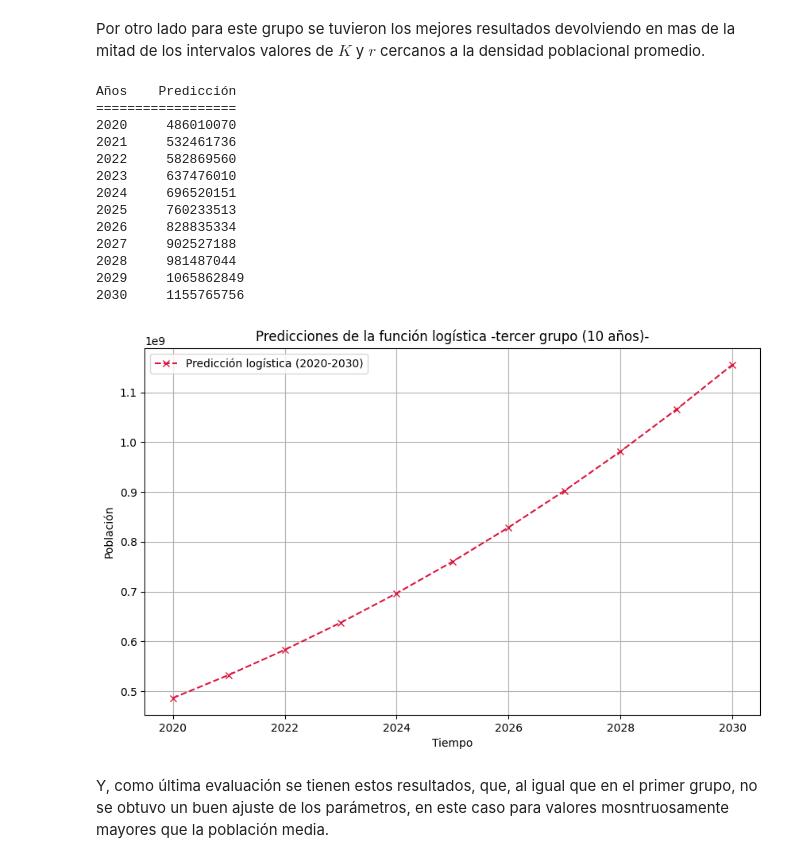
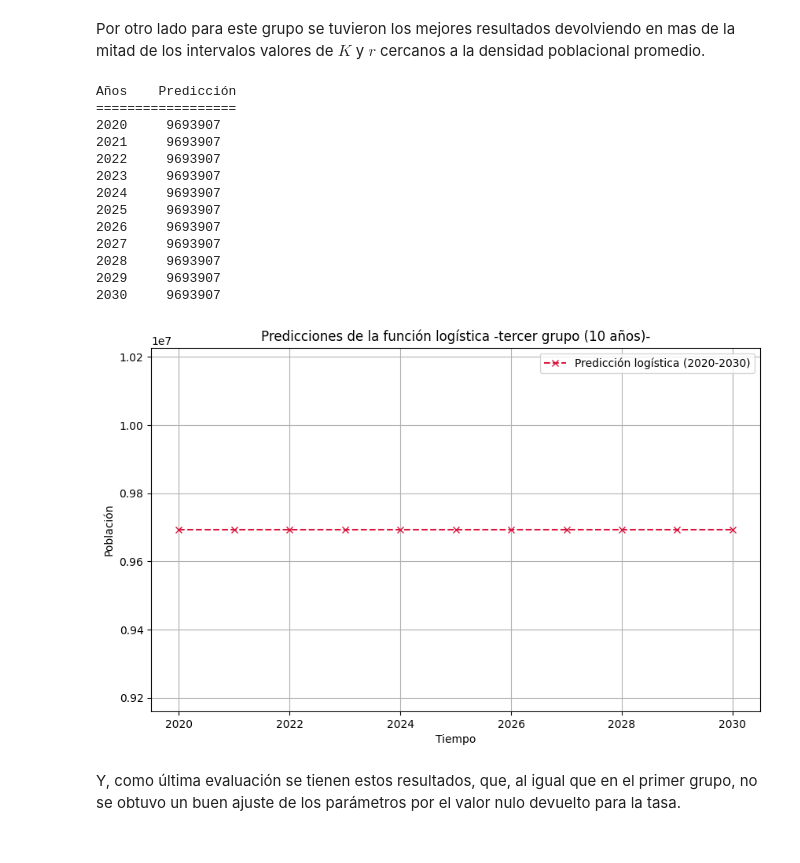
Before and after one commit to LFrench03/Modelo-de-Crecimiento-Poblacional, a Jupyter notebook: modelo.ipynb, the cells around one changed output. Saved outputs shown, nothing was run; the diff lists cells and outputs as text; code cells hidden in the pictures.

```diff
--- a/modelo.ipynb
+++ b/modelo.ipynb
@@ -216,7 +216,6 @@ def model(t, P, times):
             f = gen_log(par_P[0])
             # Ajustar el modelo a los datos observados
             popt, pcov = curve_fit(f, par_t, par_P, p0=initial_guess, sigma=None, absolute_sigma=False)
-            params_formateados = [format(param, ".2f") for param in popt]
             popt_formateado = list(map(lambda x: float(x), popt))
             estimate_k.append(popt_formateado[0])
             estimate_r.append(popt_formateado[1])
@@ -326,7 +344,7 @@ Luego se evalua con la función logística por intervalos para predecir los valo
 vals = list(df_5.iloc[-1])
 K, r = vals[0], vals[1]
 extended_t_data = np.arange(40,51)
-predicted_population2030 = logistic_function(extended_t_data, K, r_intr)
+predicted_population2030 = logistic_function(extended_t_data, K, r)
 predicted_population2030 = [int(x) for x in predicted_population2030]
 years_prediction = np.arange(2020,2031) #Vector de años
 print("Años\tPredicción\n==================")
@@ -367,7 +385,7 @@ En este caso claramente para este intervalo fue donde el modelo tuvo peor ajuste
 vals = list(df_8.iloc[-1])
 K, r = vals[0], vals[1]
 extended_t_data = np.arange(40,51)
-predicted_population2030 = logistic_function(extended_t_data, K, r_intr)
+predicted_population2030 = logistic_function(extended_t_data, K, r)
 predicted_population2030 = [int(x) for x in predicted_population2030]
 years_prediction = np.arange(2020,2031) #Vector de años
 print("Años\tPredicción\n==================")
@@ -403,38 +421,38 @@ Por otro lado para este grupo se tuvieron los mejores resultados devolviendo en
 # %%
 #Rango de intervalos de 10 tiempos
 vals = list(df_10.iloc[-1])
 K, r = vals[0], vals[1]
 extended_t_data = np.arange(40,51)
-predicted_population2030 = logistic_function(extended_t_data, K, r_intr)
+predicted_population2030 = logistic_function(extended_t_data, K, r)
 predicted_population2030 = [int(x) for x in predicted_population2030]
 years_prediction = np.arange(2020,2031) #Vector de años
 print("Años\tPredicción\n==================")
 for i, j in zip(years_prediction,list(predicted_population2030)):
     print(i,"\t",j)
 
 plt.figure(figsize=(10, 6))
 plt.plot(years_prediction, predicted_population2030, label='Predicción logística (2020-2030)', marker='x', linestyle='--', color="crimson")
 plt.xlabel('Tiempo')
 plt.ylabel('Población')
 plt.title('Predicciones de la función logística -tercer grupo (10 años)-')
 plt.legend()
 
 plt.grid(True)
 plt.show()
 # %% [output]
 Años    Predicción
 ==================
-2020     486010070
-2021     532461736
-2022     582869560
-2023     637476010
-2024     696520151
-2025     760233513
-2026     828835334
-2027     902527188
-2028     981487044
-2029     1065862849
-2030     1155765756
+2020     9693907
+2021     9693907
+2022     9693907
+2023     9693907
+2024     9693907
+2025     9693907
+2026     9693907
+2027     9693907
+2028     9693907
+2029     9693907
+2030     9693907
-[figure, old version]
+[figure, new version]
 # %% [markdown]
-Y, como última evaluación se tienen estos resultados, que, al igual que en el primer grupo, no se obtuvo un buen ajuste de los parámetros, en este caso para valores mosntruosamente mayores que la población media.
+Y, como última evaluación se tienen estos resultados, que, al igual que en el primer grupo, no se obtuvo un buen ajuste de los parámetros por el valor nulo devuelto para la tasa.
```
Also changed, not shown: parts of 6 cells of this notebook, 4 other files.
